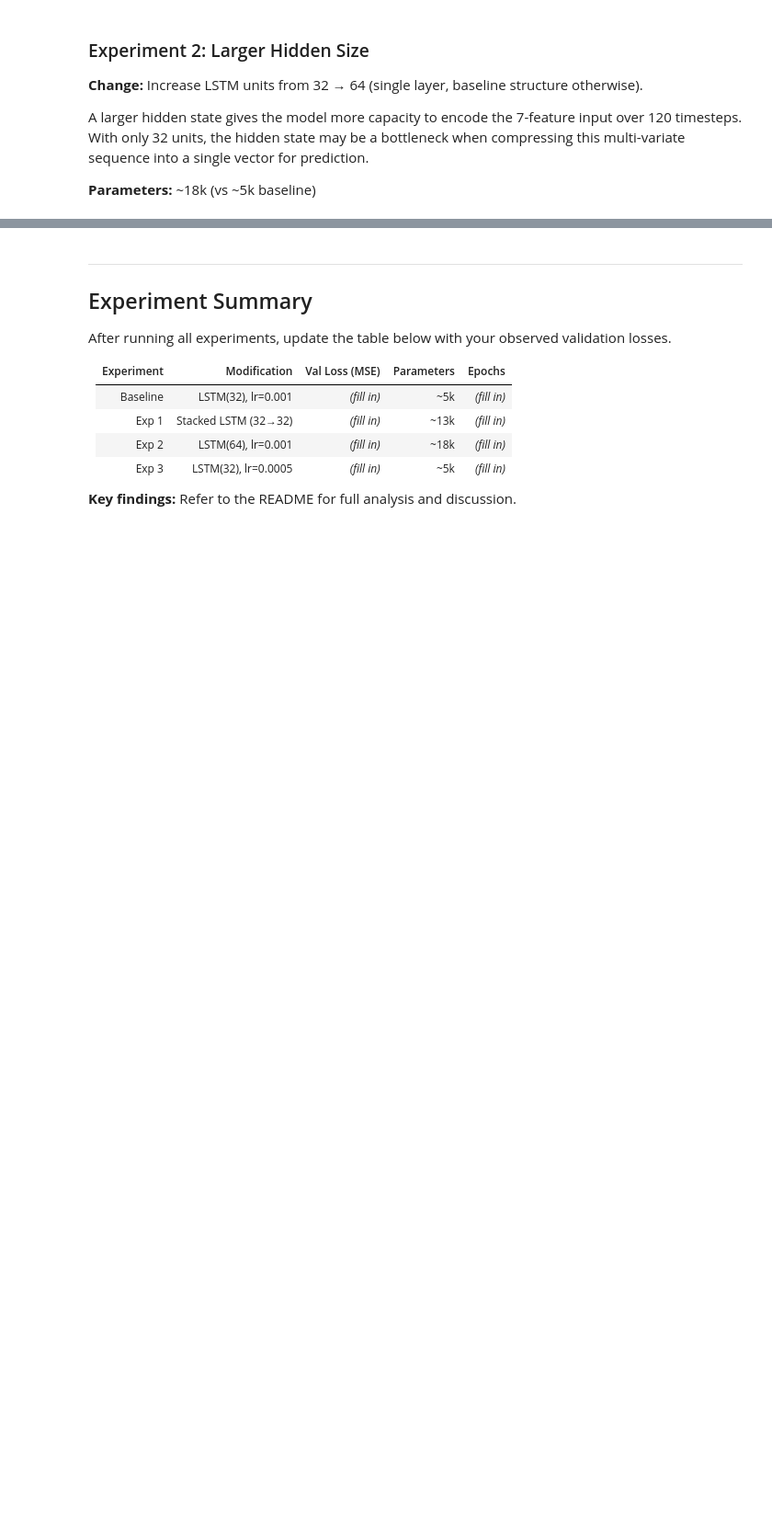
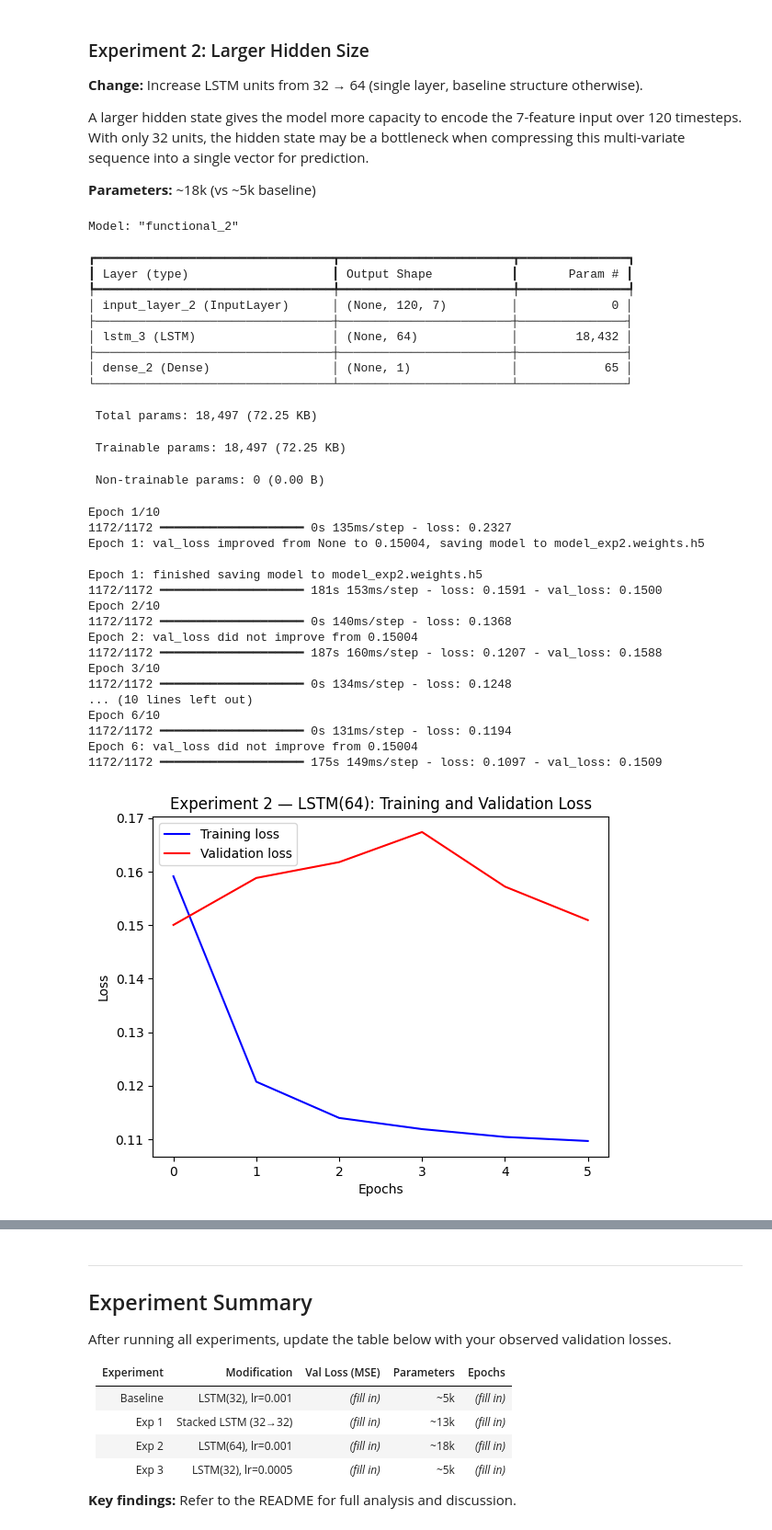
Before and after one commit to eremozdemir/Time-Series-LSTM-Modeling, a Jupyter notebook: notebooks/timeseries_weather_forecasting.ipynb, the cells around one changed output, grey strips where cells are left out. Shown at 92% size. Cells and saved outputs as stored; diff of their text form; code cells hidden in the pictures; blank space fills up the shorter version.

```diff
--- a/notebooks/timeseries_weather_forecasting.ipynb
+++ b/notebooks/timeseries_weather_forecasting.ipynb
@@ -424,32 +479,64 @@ A larger hidden state gives the model more capacity to encode the 7-feature inpu
 # %%
 # Experiment 2: Larger hidden size (LSTM 64)
 inputs_exp2 = keras.layers.Input(shape=(inputs.shape[1], inputs.shape[2]))
 lstm_out_exp2 = keras.layers.LSTM(64)(inputs_exp2)
 outputs_exp2 = keras.layers.Dense(1)(lstm_out_exp2)
 
 model_exp2 = keras.Model(inputs=inputs_exp2, outputs=outputs_exp2)
 model_exp2.compile(
     optimizer=keras.optimizers.Adam(learning_rate=learning_rate), loss="mse"
 )
 model_exp2.summary()
 
 es_exp2 = keras.callbacks.EarlyStopping(monitor="val_loss", min_delta=0, patience=5)
 ckpt_exp2 = keras.callbacks.ModelCheckpoint(
     monitor="val_loss",
     filepath="model_exp2.weights.h5",
     verbose=1,
     save_weights_only=True,
     save_best_only=True,
 )
 
 history_exp2 = model_exp2.fit(
     dataset_train,
     epochs=epochs,
     validation_data=dataset_val,
     callbacks=[es_exp2, ckpt_exp2],
 )
 
-visualize_loss(history_exp2, "Experiment 2 — LSTM(64): Training and Validation Loss")
+visualize_loss(history_exp2, "Experiment 2: LSTM(64) Training and Validation Loss")
+# %% [output]
+Model: "functional_2"
+┏━━━━━━━━━━━━━━━━━━━━━━━━━━━━━━━━━┳━━━━━━━━━━━━━━━━━━━━━━━━┳━━━━━━━━━━━━━━━┓
+┃ Layer (type)                    ┃ Output Shape           ┃       Param # ┃
+┡━━━━━━━━━━━━━━━━━━━━━━━━━━━━━━━━━╇━━━━━━━━━━━━━━━━━━━━━━━━╇━━━━━━━━━━━━━━━┩
+│ input_layer_2 (InputLayer)      │ (None, 120, 7)         │             0 │
+├─────────────────────────────────┼────────────────────────┼───────────────┤
+│ lstm_3 (LSTM)                   │ (None, 64)             │        18,432 │
+├─────────────────────────────────┼────────────────────────┼───────────────┤
+│ dense_2 (Dense)                 │ (None, 1)              │            65 │
+└─────────────────────────────────┴────────────────────────┴───────────────┘
+ Total params: 18,497 (72.25 KB)
+ Trainable params: 18,497 (72.25 KB)
+ Non-trainable params: 0 (0.00 B)
+Epoch 1/10
+1172/1172 ━━━━━━━━━━━━━━━━━━━━ 0s 135ms/step - loss: 0.2327
+Epoch 1: val_loss improved from None to 0.15004, saving model to model_exp2.weights.h5
+
+Epoch 1: finished saving model to model_exp2.weights.h5
+1172/1172 ━━━━━━━━━━━━━━━━━━━━ 181s 153ms/step - loss: 0.1591 - val_loss: 0.1500
+Epoch 2/10
+1172/1172 ━━━━━━━━━━━━━━━━━━━━ 0s 140ms/step - loss: 0.1368
+Epoch 2: val_loss did not improve from 0.15004
+1172/1172 ━━━━━━━━━━━━━━━━━━━━ 187s 160ms/step - loss: 0.1207 - val_loss: 0.1588
+Epoch 3/10
+1172/1172 ━━━━━━━━━━━━━━━━━━━━ 0s 134ms/step - loss: 0.1248
+... (10 lines left out)
+Epoch 6/10
+1172/1172 ━━━━━━━━━━━━━━━━━━━━ 0s 131ms/step - loss: 0.1194
+Epoch 6: val_loss did not improve from 0.15004
+1172/1172 ━━━━━━━━━━━━━━━━━━━━ 175s 149ms/step - loss: 0.1097 - val_loss: 0.1509
+[figure, added]
 # %% [markdown]
 ### Experiment 3: Reduced Learning Rate
 
```
Also changed, not shown: parts of 6 cells of this notebook, 11 other files.
